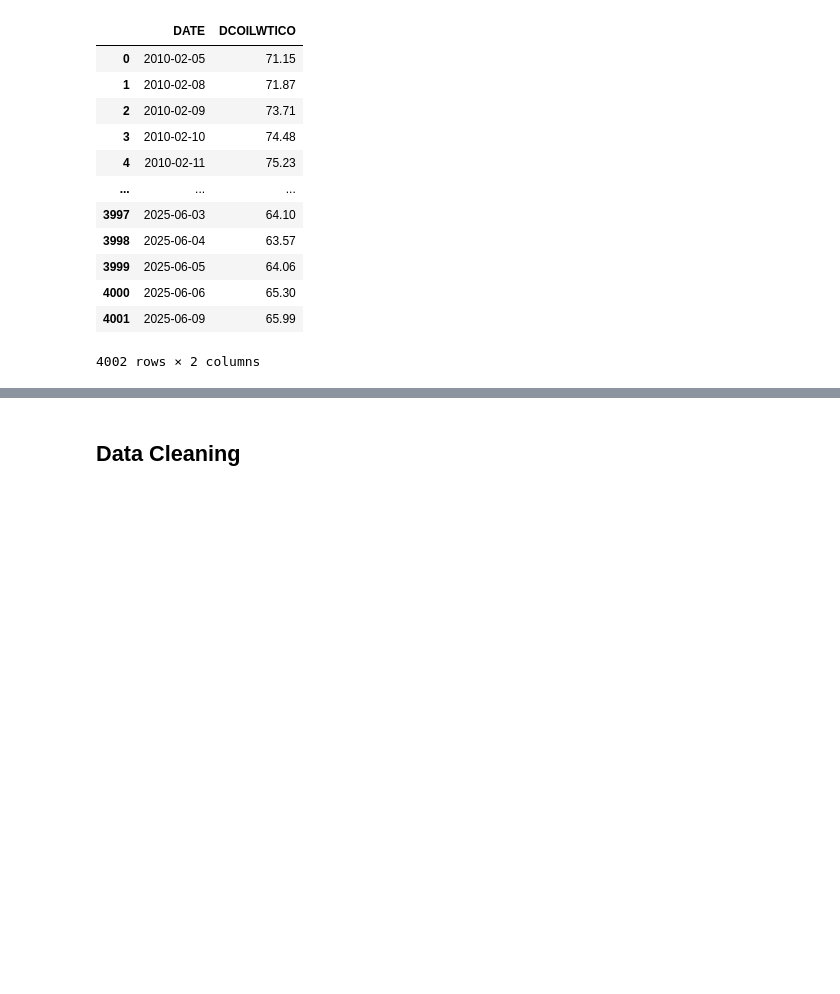
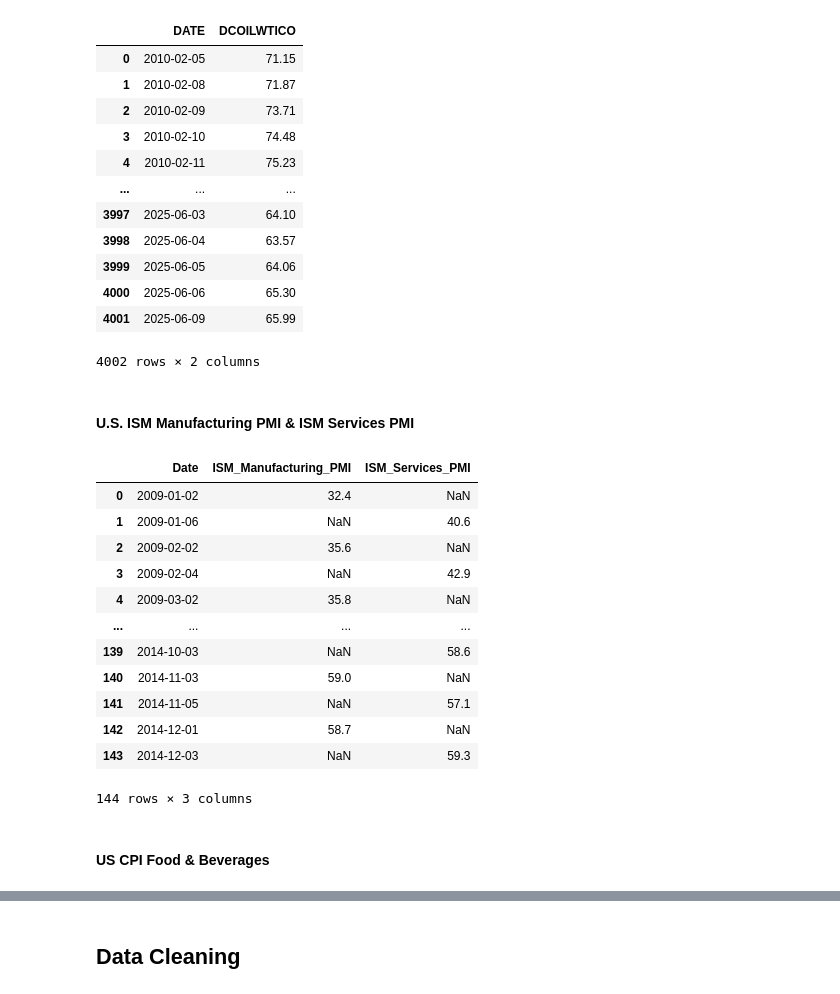
Before and after one commit to JorgeMMLRodrigues/ml_walmart_price, a Jupyter notebook: main.ipynb, the cells around one changed output, grey strips where cells are left out. Saved outputs shown, nothing was run; the diff lists cells and outputs as text; code cells hidden in the pictures; blank space fills up the shorter version.

```diff
--- a/main.ipynb
+++ b/main.ipynb
@@ -827,3 +914,5 @@ df_us_oil_price
 | 4000 | 2025-06-06 | 65.30 |
 | 4001 | 2025-06-09 | 65.99 |
 4002 rows × 2 columns
+# %% [markdown]
+#### U.S. ISM Manufacturing PMI & ISM Services PMI
@@ -829,0 +958,19 @@ df_us_oil_price
+# %%
+df_us_ism = pd.read_csv('csv_files/idea_csv/df_us_ism.csv')
+df_us_ism
+# %% [output]
+|  | Date | ISM_Manufacturing_PMI | ISM_Services_PMI |
+| 0 | 2009-01-02 | 32.4 | NaN |
+| 1 | 2009-01-06 | NaN | 40.6 |
+| 2 | 2009-02-02 | 35.6 | NaN |
+| 3 | 2009-02-04 | NaN | 42.9 |
+| 4 | 2009-03-02 | 35.8 | NaN |
+| ... | ... | ... | ... |
+| 139 | 2014-10-03 | NaN | 58.6 |
+| 140 | 2014-11-03 | 59.0 | NaN |
+| 141 | 2014-11-05 | NaN | 57.1 |
+| 142 | 2014-12-01 | 58.7 | NaN |
+| 143 | 2014-12-03 | NaN | 59.3 |
+144 rows × 3 columns
+# %% [markdown]
+#### US CPI Food & Beverages
```
Also changed, not shown: parts of 82 cells of this notebook, 1 other file.
